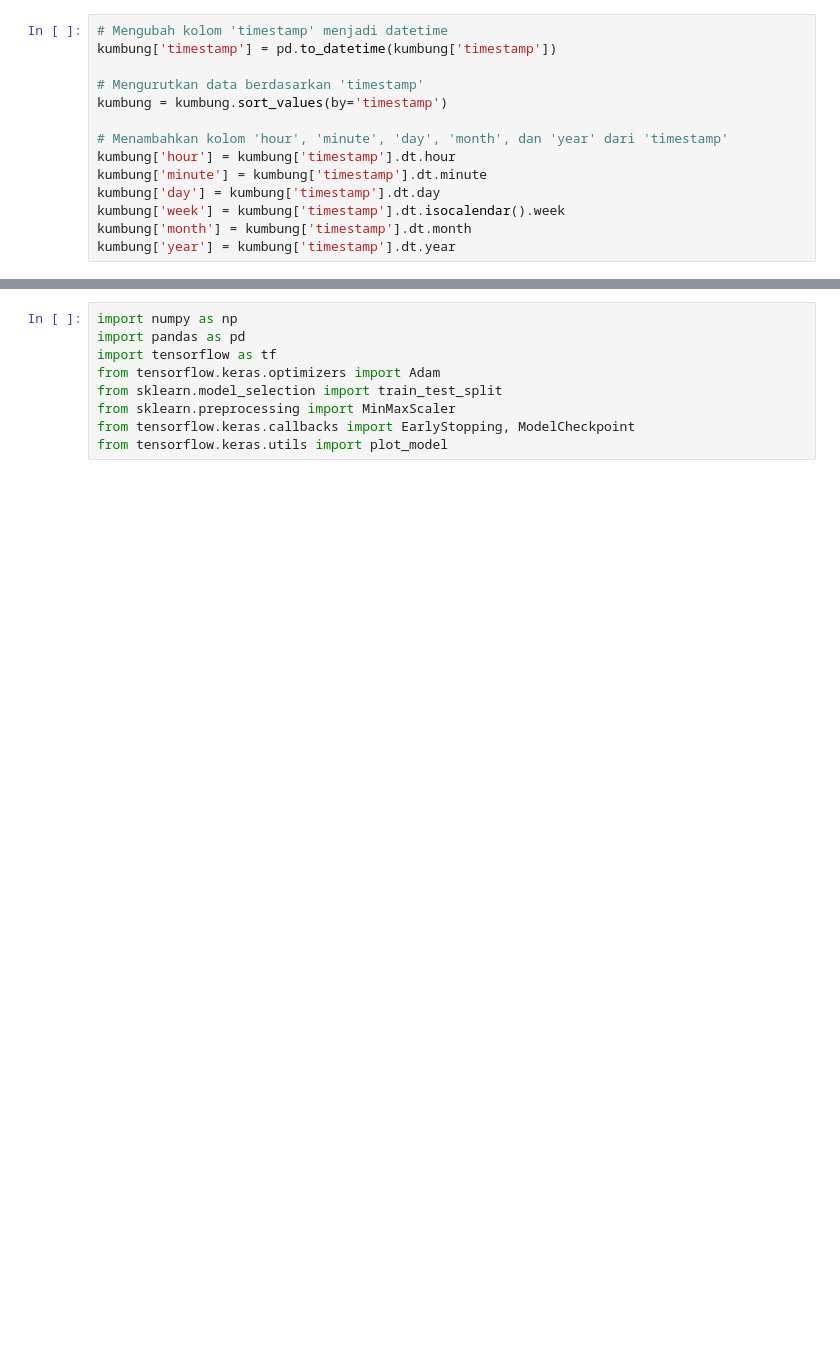
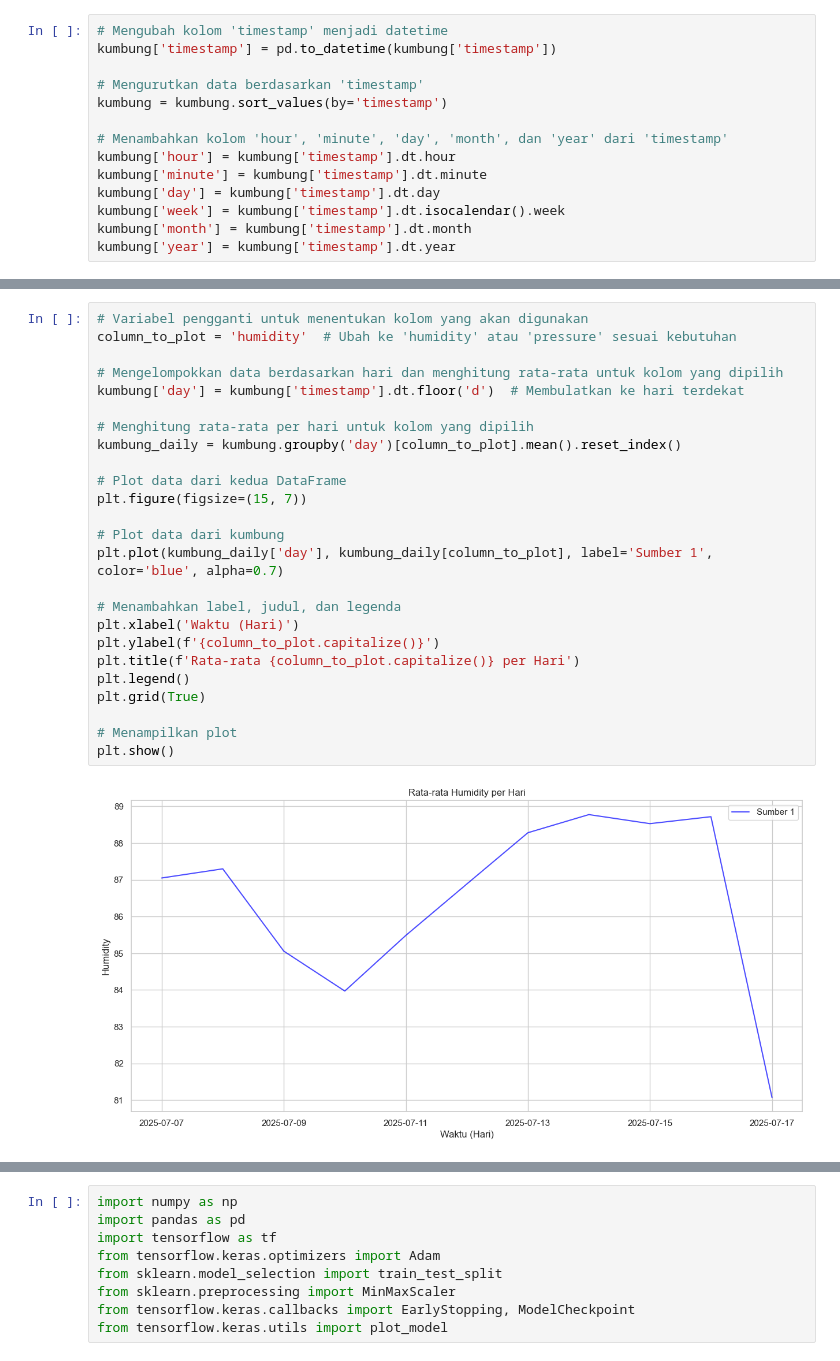
Before and after one commit to evanalif113/Kumbung-Sense-IoT, a Jupyter notebook: Model-Deep-Learning/LSTM_Prediction.ipynb, the cells around one changed output, grey strips where cells are left out. Drawn from its saved outputs; the diff is of its cells as text; blank space fills up the shorter version.

```diff
--- a/Model-Deep-Learning/LSTM_Prediction.ipynb
+++ b/Model-Deep-Learning/LSTM_Prediction.ipynb
@@ -212,3 +212,30 @@ plt.show()
+# %%
+# Variabel pengganti untuk menentukan kolom yang akan digunakan
+column_to_plot = 'humidity'  # Ubah ke 'humidity' atau 'pressure' sesuai kebutuhan
+
+# Mengelompokkan data berdasarkan hari dan menghitung rata-rata untuk kolom yang dipilih
+kumbung['day'] = kumbung['timestamp'].dt.floor('d')  # Membulatkan ke hari terdekat
+
+# Menghitung rata-rata per hari untuk kolom yang dipilih
+kumbung_daily = kumbung.groupby('day')[column_to_plot].mean().reset_index()
+
+# Plot data dari kedua DataFrame
+plt.figure(figsize=(15, 7))
+
+# Plot data dari kumbung
+plt.plot(kumbung_daily['day'], kumbung_daily[column_to_plot], label='Sumber 1', color='blue', alpha=0.7)
+
+# Menambahkan label, judul, dan legenda
+plt.xlabel('Waktu (Hari)')
+plt.ylabel(f'{column_to_plot.capitalize()}')
+plt.title(f'Rata-rata {column_to_plot.capitalize()} per Hari')
+plt.legend()
+plt.grid(True)
+
+# Menampilkan plot
+plt.show()
+# %% [output]
+[figure, added]
 # %%
 # Variabel pengganti untuk menentukan kolom yang akan digunakan
 column_to_plot = 'temperature'  # Ubah ke 'humidity' atau 'pressure' sesuai kebutuhan
```
Also changed, not shown: parts of 14 cells of this notebook, 3 other files.
